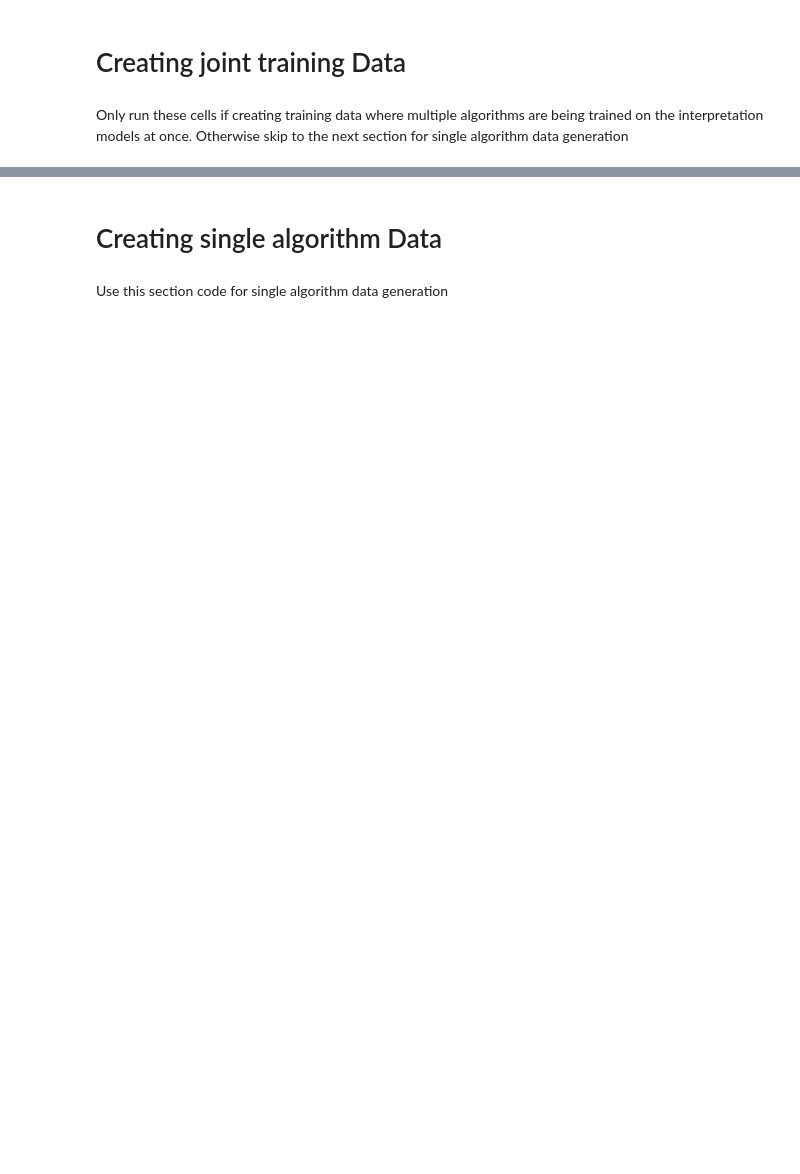
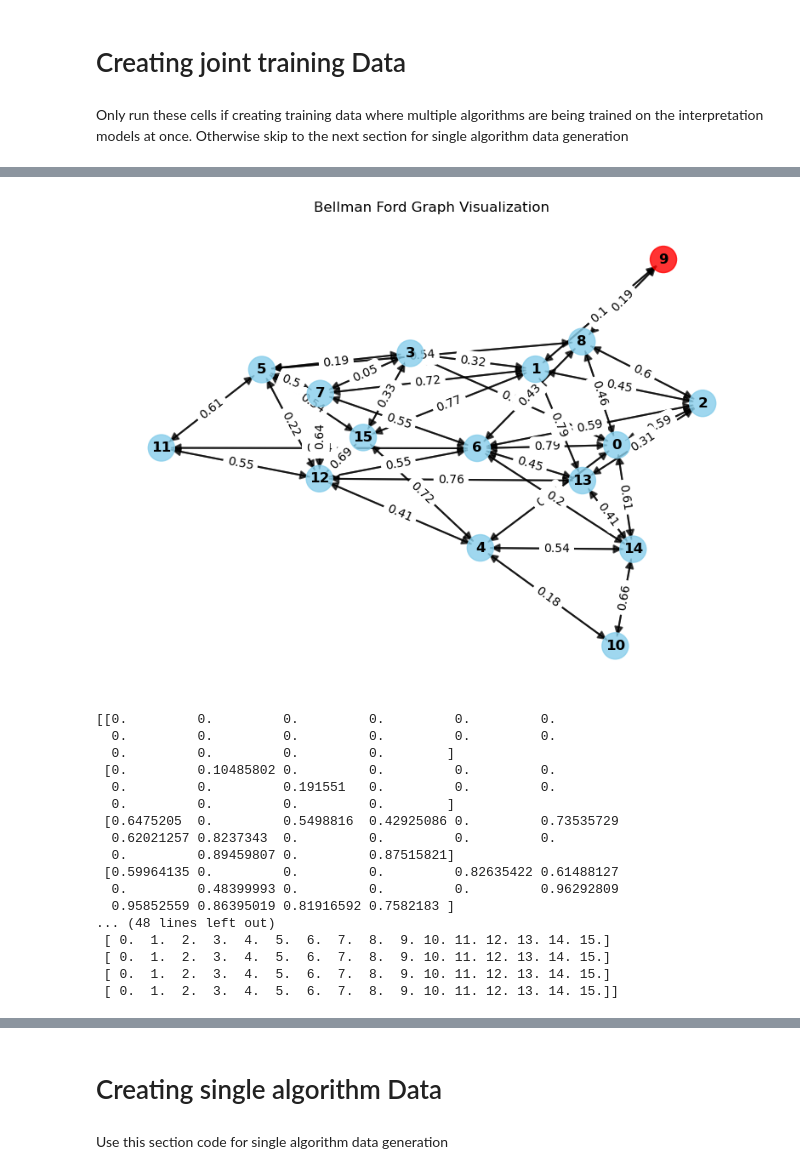
Before and after one commit to douavocado/L65_NAR, a Jupyter notebook: CreateDataset.ipynb, the cells around one changed output, grey strips where cells are left out. Saved outputs shown, nothing was run; the diff lists cells and outputs as text; code cells hidden in the pictures; blank space fills up the shorter version.

```diff
--- a/CreateDataset.ipynb
+++ b/CreateDataset.ipynb
@@ -277,0 +318,24 @@ algo bfs upd_pi torch.Size([15, 64])
+# %%
+fig, ax = visualize_graph(datapoint['bellman_ford'], title="Bellman Ford Graph Visualization")
+plt.show()
+print(datapoint['bellman_ford']['upd_d'])
+print(datapoint['bellman_ford']['upd_pi'])
+# %% [output]
+[figure, added]
+[[0.         0.         0.         0.         0.         0.
+  0.         0.         0.         0.         0.         0.
+  0.         0.         0.         0.        ]
+ [0.         0.10485802 0.         0.         0.         0.
+  0.         0.         0.191551   0.         0.         0.
+  0.         0.         0.         0.        ]
+ [0.6475205  0.         0.5498816  0.42925086 0.         0.73535729
+  0.62021257 0.8237343  0.         0.         0.         0.
+  0.         0.89459807 0.         0.87515821]
+ [0.59964135 0.         0.         0.         0.82635422 0.61488127
+  0.         0.48399993 0.         0.         0.         0.96292809
+  0.95852559 0.86395019 0.81916592 0.7582183 ]
+... (48 lines left out)
+ [ 0.  1.  2.  3.  4.  5.  6.  7.  8.  9. 10. 11. 12. 13. 14. 15.]
+ [ 0.  1.  2.  3.  4.  5.  6.  7.  8.  9. 10. 11. 12. 13. 14. 15.]
+ [ 0.  1.  2.  3.  4.  5.  6.  7.  8.  9. 10. 11. 12. 13. 14. 15.]
+ [ 0.  1.  2.  3.  4.  5.  6.  7.  8.  9. 10. 11. 12. 13. 14. 15.]]
```
Also changed, not shown: parts of 13 cells of this notebook, 6 other files.
